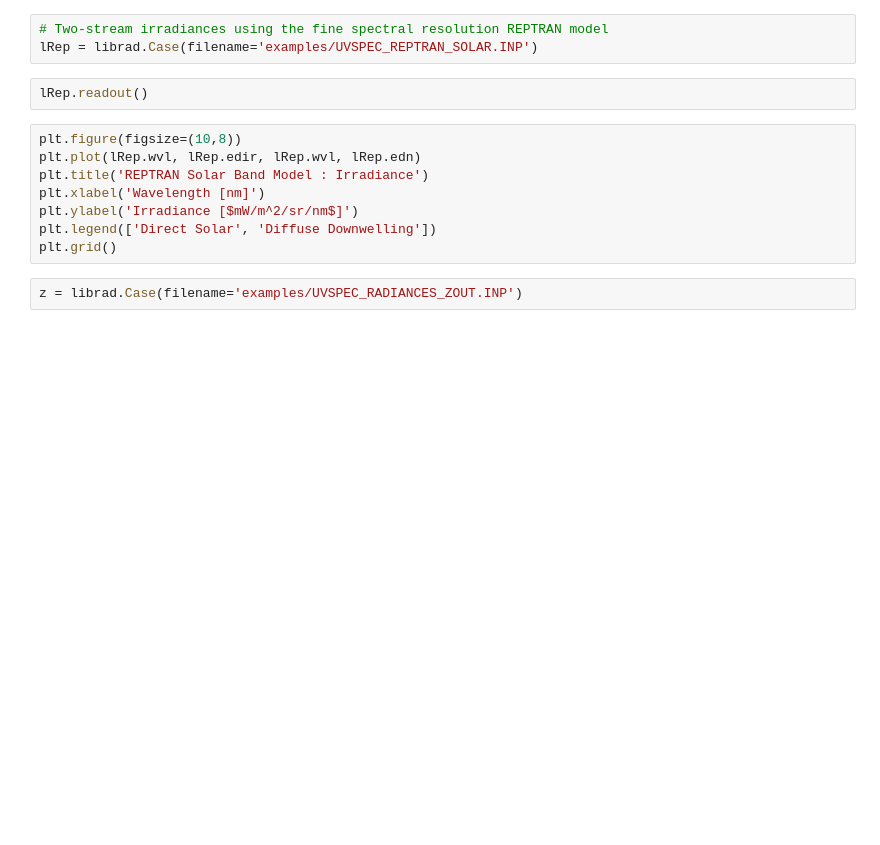
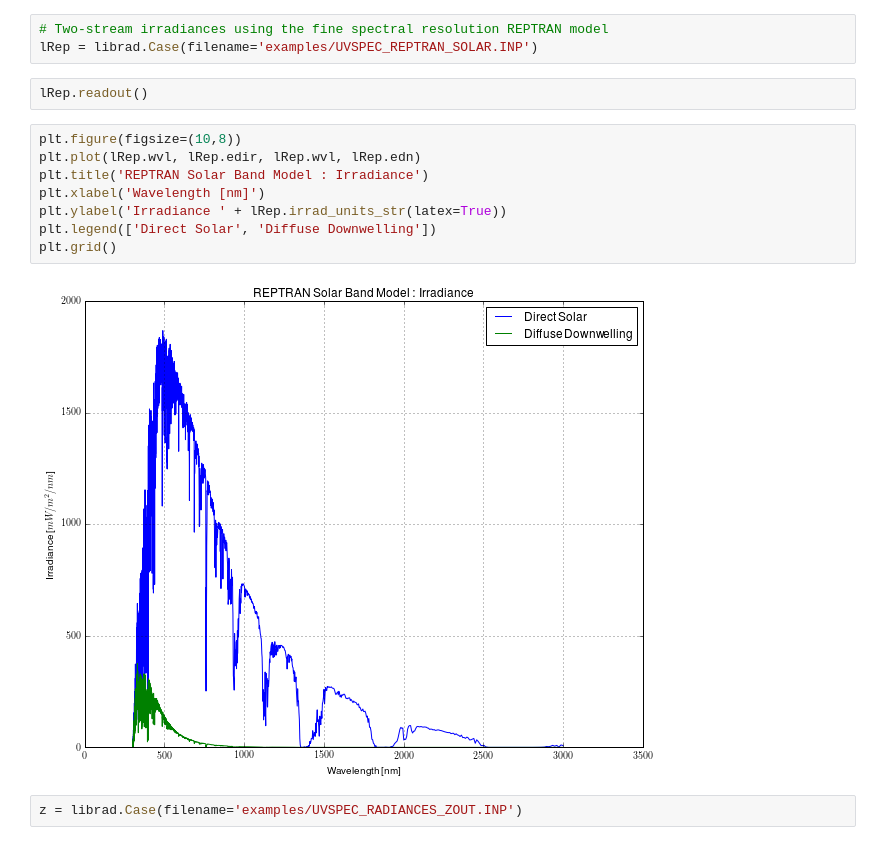
Before and after one commit to derekjgriffith/nbMORTICIA, a Jupyter notebook: rad/02a-libRadtranTutorial.ipynb, the cells around one changed output. Cells and saved outputs as stored; diff of their text form; blank space fills up the shorter version.

```diff
--- a/rad/02a-libRadtranTutorial.ipynb
+++ b/rad/02a-libRadtranTutorial.ipynb
@@ -225,11 +294,13 @@ lRep.readout()
 # %%
 plt.figure(figsize=(10,8))
 plt.plot(lRep.wvl, lRep.edir, lRep.wvl, lRep.edn)
 plt.title('REPTRAN Solar Band Model : Irradiance')
 plt.xlabel('Wavelength [nm]')
-plt.ylabel('Irradiance [$mW/m^2/sr/nm$]')
+plt.ylabel('Irradiance ' + lRep.irrad_units_str(latex=True))
 plt.legend(['Direct Solar', 'Diffuse Downwelling'])
 plt.grid()
+# %% [output]
+[figure, added]
 # %%
 z = librad.Case(filename='examples/UVSPEC_RADIANCES_ZOUT.INP')
 # %%
```
Also changed, not shown: parts of 39 cells of this notebook, 3 other files.
